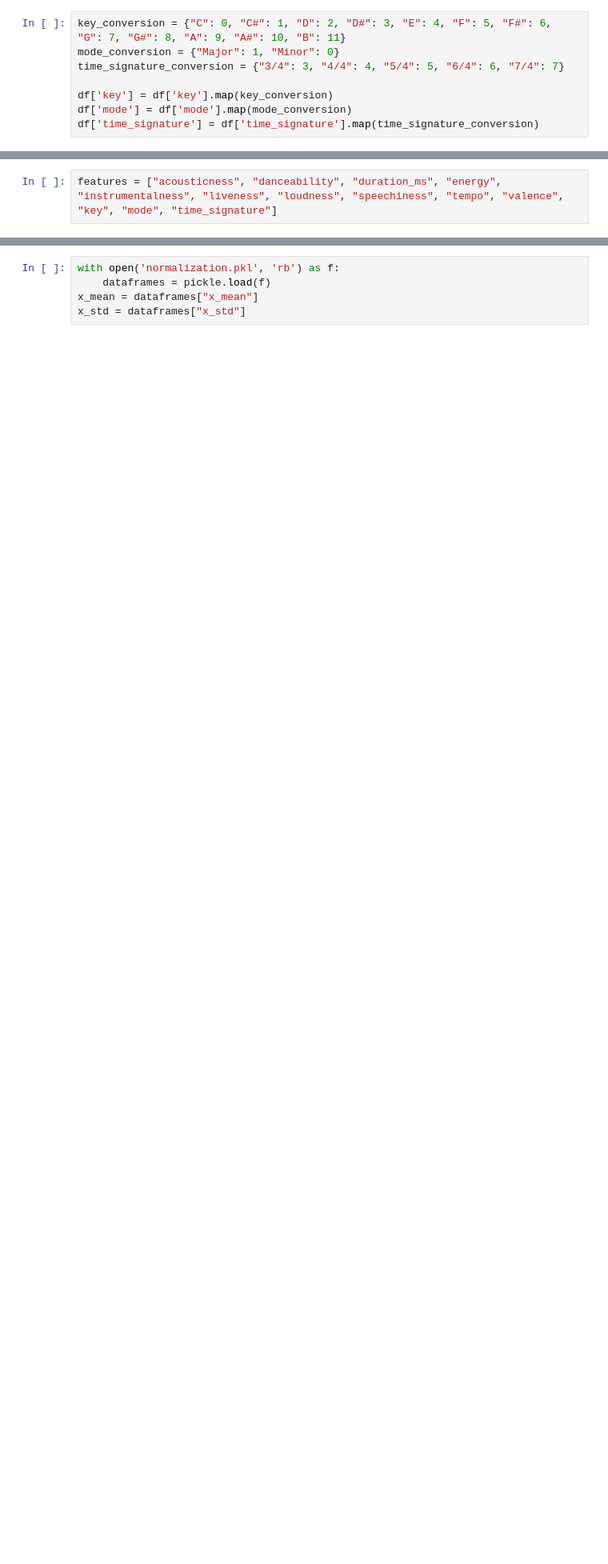
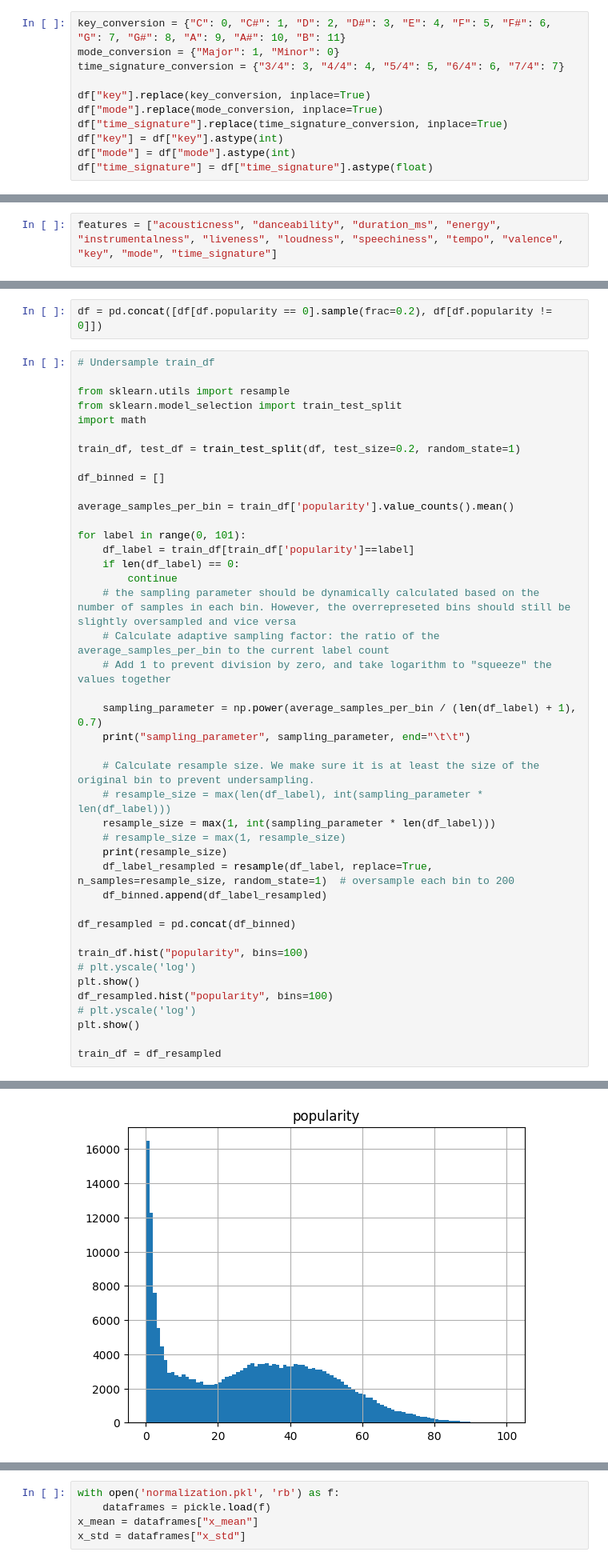
Before and after one commit to simonroedig/SongTreasure, a Jupyter notebook: model/prediction.ipynb, the cells around one changed output, grey strips where cells are left out. Shown at 80% size. Cells and saved outputs as stored; diff of their text form; blank space fills up the shorter version.

```diff
--- a/model/prediction.ipynb
+++ b/model/prediction.ipynb
@@ -37,6 +28,9 @@ key_conversion = {"C": 0, "C#": 1, "D": 2, "D#": 3, "E": 4, "F": 5, "F#": 6, "G"
 mode_conversion = {"Major": 1, "Minor": 0}
 time_signature_conversion = {"3/4": 3, "4/4": 4, "5/4": 5, "6/4": 6, "7/4": 7}
 
-df['key'] = df['key'].map(key_conversion)
-df['mode'] = df['mode'].map(mode_conversion)
-df['time_signature'] = df['time_signature'].map(time_signature_conversion)
+df["key"].replace(key_conversion, inplace=True)
+df["mode"].replace(mode_conversion, inplace=True)
+df["time_signature"].replace(time_signature_conversion, inplace=True)
+df["key"] = df["key"].astype(int)
+df["mode"] = df["mode"].astype(int)
+df["time_signature"] = df["time_signature"].astype(float)
@@ -61,0 +58,45 @@ x = (x - x.mean()) / x.std()
+# %%
+df = pd.concat([df[df.popularity == 0].sample(frac=0.2), df[df.popularity != 0]])
+# %%
+# Undersample train_df
+
+from sklearn.utils import resample
+from sklearn.model_selection import train_test_split
+import math
+
+train_df, test_df = train_test_split(df, test_size=0.2, random_state=1)
+
+df_binned = []
+
+average_samples_per_bin = train_df['popularity'].value_counts().mean()
+
+for label in range(0, 101):
+    df_label = train_df[train_df['popularity']==label]
+    if len(df_label) == 0:
+        continue
+    # the sampling parameter should be dynamically calculated based on the number of samples in each bin. However, the overrepreseted bins should still be slightly oversampled and vice versa
+    # Calculate adaptive sampling factor: the ratio of the average_samples_per_bin to the current label count
+    # Add 1 to prevent division by zero, and take logarithm to "squeeze" the values together
+
+    sampling_parameter = np.power(average_samples_per_bin / (len(df_label) + 1), 0.7)
+    print("sampling_parameter", sampling_parameter, end="\t\t")
+
+    # Calculate resample size. We make sure it is at least the size of the original bin to prevent undersampling.
+    # resample_size = max(len(df_label), int(sampling_parameter * len(df_label)))
+    resample_size = max(1, int(sampling_parameter * len(df_label)))
+    # resample_size = max(1, resample_size)
+    print(resample_size)
+    df_label_resampled = resample(df_label, replace=True, n_samples=resample_size, random_state=1)  # oversample each bin to 200
+    df_binned.append(df_label_resampled)
+
+df_resampled = pd.concat(df_binned)
+
+train_df.hist("popularity", bins=100)
+# plt.yscale('log')
+plt.show()
+df_resampled.hist("popularity", bins=100)
+# plt.yscale('log')
+plt.show()
+
+train_df = df_resampled
+# %% [output]
@@ -61,0 +120 @@ x = (x - x.mean()) / x.std()
+[figure, added]
```
Also changed, not shown: parts of 20 cells of this notebook.
